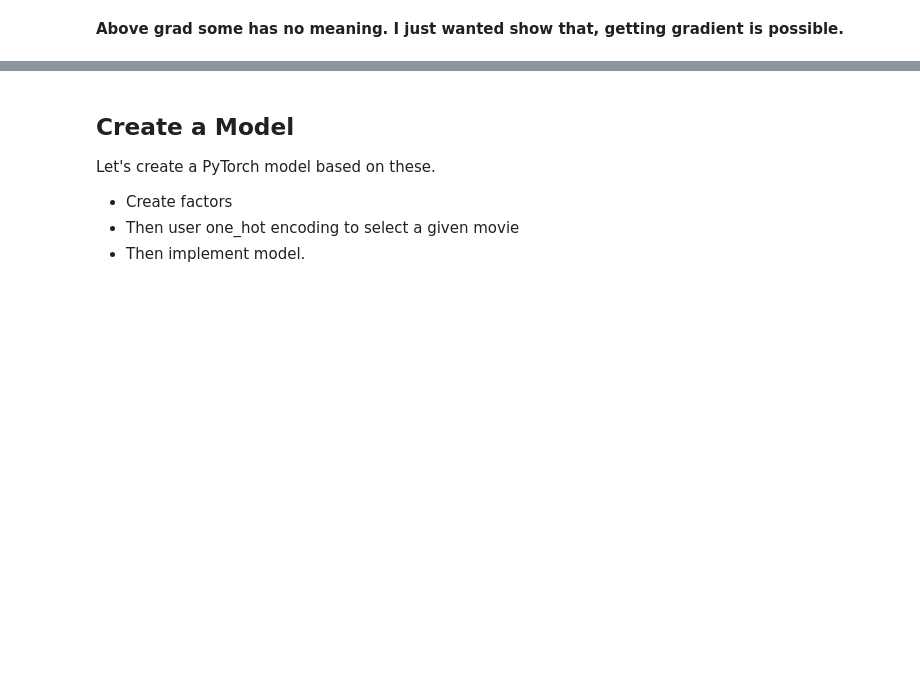
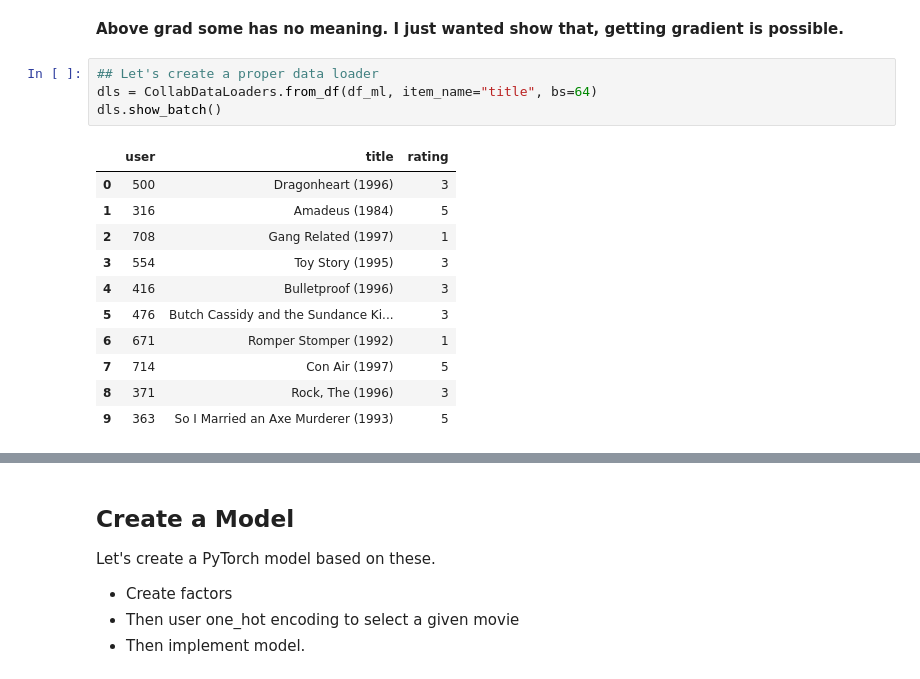
Before and after one commit to arunoda/fastai-v4, a Jupyter notebook: 07_1_colab_filtering.ipynb, the cells around one changed output, grey strips where cells are left out. Cells and saved outputs as stored; diff of their text form; blank space fills up the shorter version.

```diff
--- a/07_1_colab_filtering.ipynb
+++ b/07_1_colab_filtering.ipynb
@@ -223,2 +279,18 @@ movie_factors.grad.sum(), user_factors.grad.sum()
 # %% [markdown]
 **Above grad some has no meaning. I just wanted show that, getting gradient is possible.**
+# %%
+## Let's create a proper data loader
+dls = CollabDataLoaders.from_df(df_ml, item_name="title", bs=64)
+dls.show_batch()
+# %% [output]
+|  | user | title | rating |
+| 0 | 500 | Dragonheart (1996) | 3 |
+| 1 | 316 | Amadeus (1984) | 5 |
+| 2 | 708 | Gang Related (1997) | 1 |
+| 3 | 554 | Toy Story (1995) | 3 |
+| 4 | 416 | Bulletproof (1996) | 3 |
+| 5 | 476 | Butch Cassidy and the Sundance Ki... | 3 |
+| 6 | 671 | Romper Stomper (1992) | 1 |
+| 7 | 714 | Con Air (1997) | 5 |
+| 8 | 371 | Rock, The (1996) | 3 |
+| 9 | 363 | So I Married an Axe Murderer (1993) | 5 |
```
Also changed, not shown: parts of 50 cells of this notebook.
